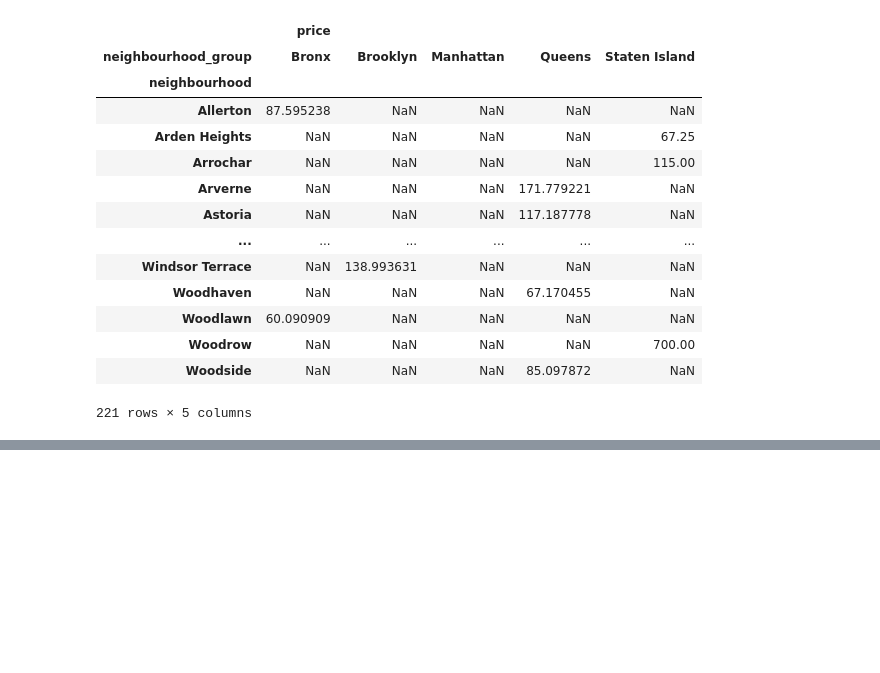
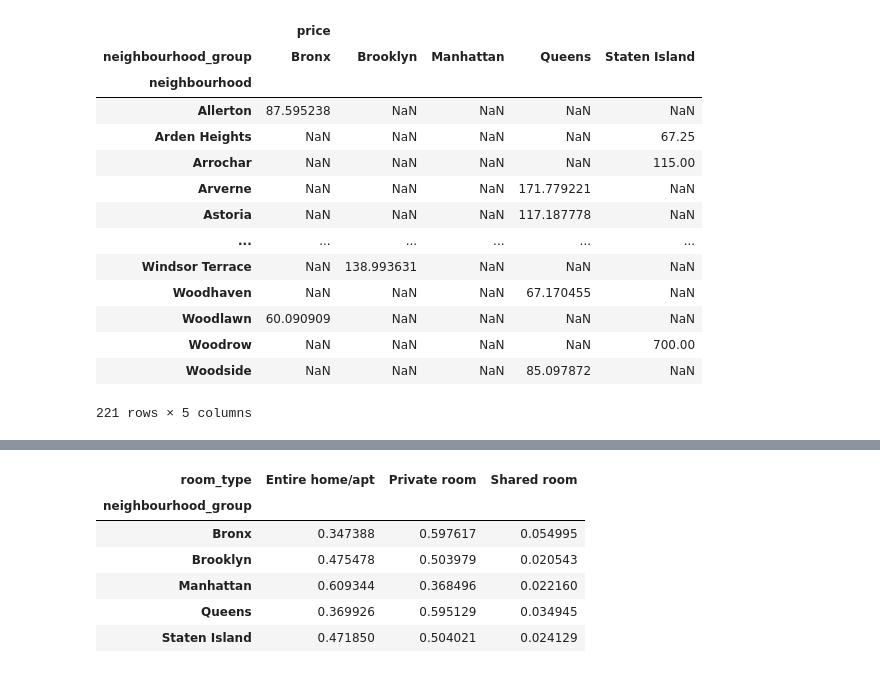
Before and after one commit to yongsukjang-github/pandas100P, a Jupyter notebook: pandas_100P.ipynb, the cells around one changed output, grey strips where cells are left out. Saved outputs shown, nothing was run; the diff lists cells and outputs as text; code cells hidden in the pictures; blank space fills up the shorter version.

```diff
--- a/pandas_100P.ipynb
+++ b/pandas_100P.ipynb
@@ -593,0 +625,17 @@ df[['neighbourhood','neighbourhood_group','price']].groupby(['neighbourhood','ne
+# %%
+# 데이터중 neighbourhood_group 값에 따른 room_type 컬럼의 숫자를 구하고 neighbourhood_group 값을 기준으로 각 값의 비율을 구하여라
+a = df.groupby(['neighbourhood_group','room_type']).size().unstack()
+# print('집계 : ', a)
+# print('분자 : ', a.values)
+# print('분모 : ', a.sum(axis=1).values.reshape(-1,1))
+# print('최종 : ', (a.values / a.sum(axis=1).values.reshape(-1,1)))
+a.loc[:,:] = (a.values / a.sum(axis=1).values.reshape(-1,1))
+a
+# %% [output]
+| room_type | Entire home/apt | Private room | Shared room |
+| neighbourhood_group |  |  |  |
+| Bronx | 0.347388 | 0.597617 | 0.054995 |
+| Brooklyn | 0.475478 | 0.503979 | 0.020543 |
+| Manhattan | 0.609344 | 0.368496 | 0.022160 |
+| Queens | 0.369926 | 0.595129 | 0.034945 |
+| Staten Island | 0.471850 | 0.504021 | 0.024129 |
```
Also changed, not shown: parts of 8 cells of this notebook.
